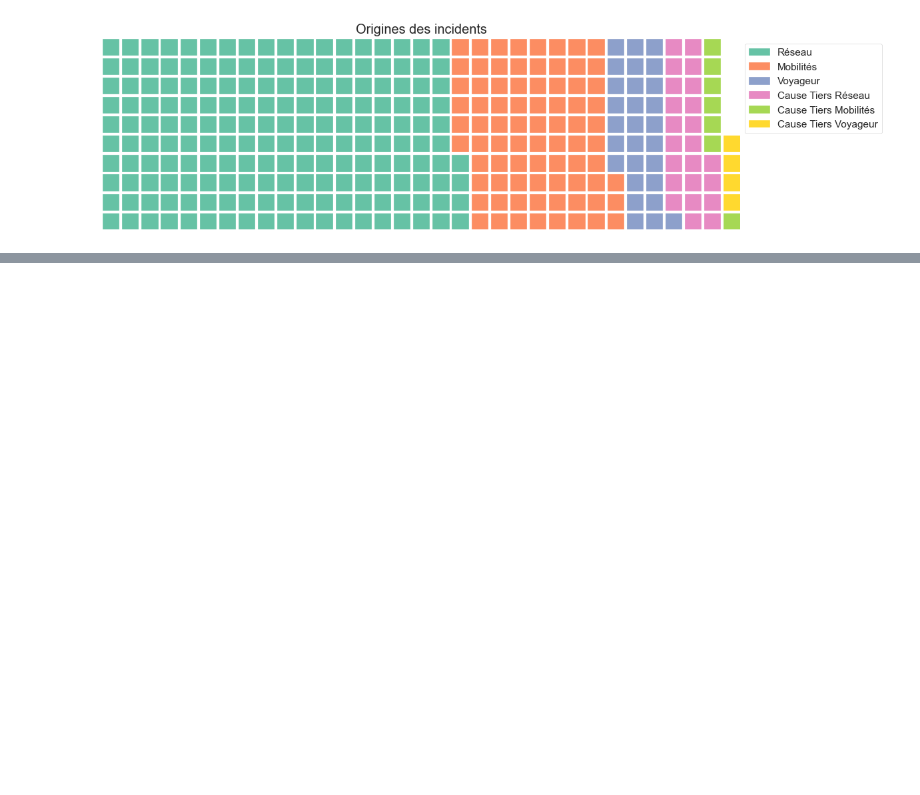
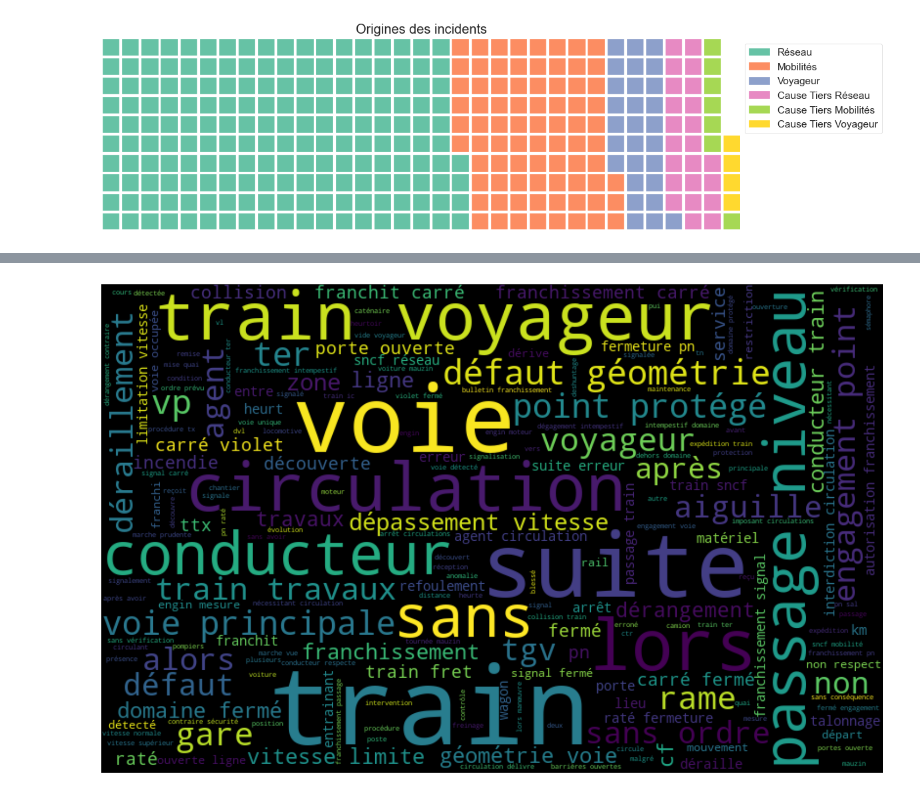
Before and after one commit to gbiaou/Projet_Python_SNCF, a Jupyter notebook: incidents_de_sécurité.ipynb, the cells around one changed output, grey strips where cells are left out. Cells and saved outputs as stored; diff of their text form; code cells hidden in the pictures; blank space fills up the shorter version.

Commit message:
update visualisation sur les incidents

```diff
--- a/incidents_de_sécurité.ipynb
+++ b/incidents_de_sécurité.ipynb
@@ -129,0 +140,25 @@ Text(0.5, 1.0, 'Origines des incidents')
+# %%
+## Transformation de la variable nature en corpus de texte
+texte = str([i for i in incident.nature])
+texte = texte.lower() # mettre les mots en minuscule
+
+#Tokenisation
+words=nltk.word_tokenize(texte, language='french')
+
+#Elimination des signes de ponctuation
+words = [word for word in words if word.isalpha()]
+
+#Retrait des stopwords
+stop_words = set(stopwords.words('french'))
+words = [w for w in words if not w in stop_words]
+
+# Reconstitution du corpus après nettoyage
+wc =' '.join(words)
+
+# Wordcloud
+wordcloud = WordCloud(width=800, height=500,random_state=21, max_font_size=110).generate(wc)
+plt.figure(figsize=(19, 12))
+plt.imshow(wordcloud, interpolation="bilinear")
+plt.axis('off');
+# %% [output]
+[figure, added]
```
Also changed, not shown: parts of 6 cells of this notebook.
